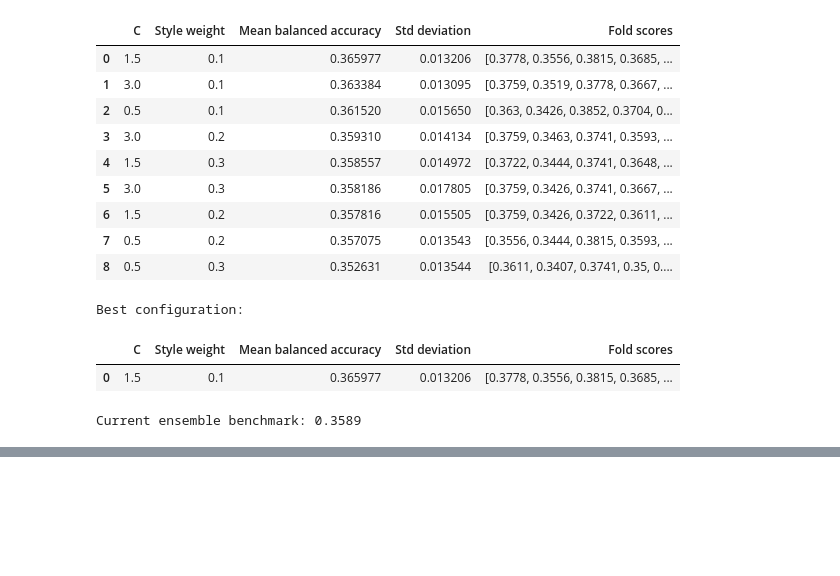
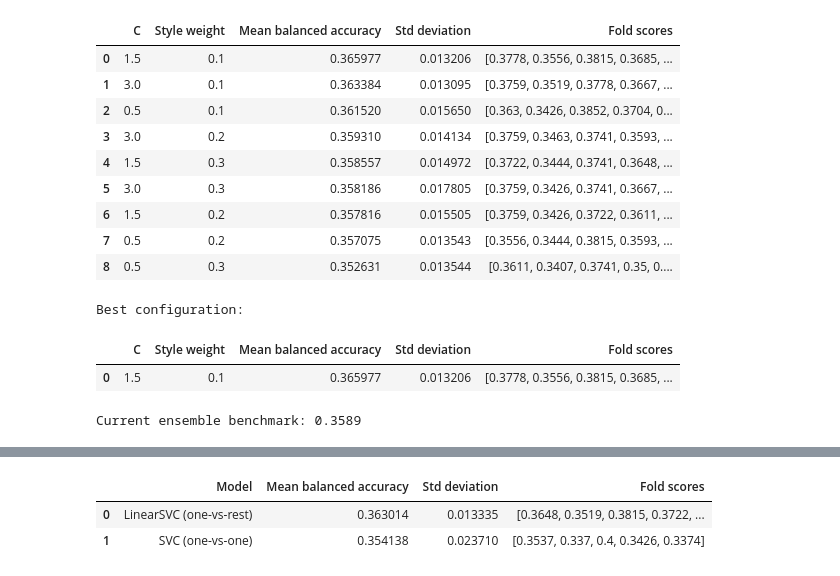
Before and after one commit to lokeshkumar0001/demo, a Jupyter notebook: starter-notebook-for-name-that-llm-competition.ipynb, the cells around one changed output, grey strips where cells are left out. Cells and saved outputs as stored; diff of their text form; code cells hidden in the pictures; blank space fills up the shorter version.

Commit message:
Kaggle Notebook | Starter Notebook for Name That LLM Competition | Version 3

```diff
--- a/starter-notebook-for-name-that-llm-competition.ipynb
+++ b/starter-notebook-for-name-that-llm-competition.ipynb
@@ -3613,0 +3984,94 @@ Current ensemble benchmark: 0.3589
+# %%
+import pandas as pd
+
+from sklearn.feature_extraction.text import TfidfVectorizer
+from sklearn.pipeline import Pipeline, FeatureUnion
+from sklearn.preprocessing import StandardScaler
+from sklearn.svm import LinearSVC, SVC
+from sklearn.model_selection import GroupKFold, cross_val_score
+
+X = train_df["text"].fillna("").astype(str).reset_index(drop=True)
+y = train_df["model"].reset_index(drop=True)
+groups = train_df["prompt_id"].reset_index(drop=True)
+
+# Same grouped validation folds
+cv = GroupKFold(n_splits=5)
+cv_splits = list(cv.split(X, y, groups))
+
+
+def build_pipeline(classifier):
+    return Pipeline([
+        ("features", FeatureUnion(
+            transformer_list=[
+                ("word", TfidfVectorizer(
+                    ngram_range=(1, 2),
+                    max_features=25000,
+                    sublinear_tf=True,
+                )),
+                ("char", TfidfVectorizer(
+                    analyzer="char",
+                    ngram_range=(1, 5),
+                    max_features=100000,
+                    sublinear_tf=True,
+                )),
+                ("style", Pipeline([
+                    ("extract", StyleFeatures()),
+                    ("scale", StandardScaler()),
+                ])),
+            ],
+            transformer_weights={
+                "word": 1.0,
+                "char": 1.0,
+                "style": 0.1,
+            },
+        )),
+        ("classifier", classifier),
+    ])
+
+
+experiments = {
+    "LinearSVC (one-vs-rest)": LinearSVC(
+        C=1.5,
+        max_iter=10000,
+    ),
+    "SVC (one-vs-one)": SVC(
+        C=1.5,
+        kernel="linear",
+        decision_function_shape="ovo",
+    ),
+}
+
+results = []
+
+for name, classifier in experiments.items():
+    print(f"\nEvaluating {name}...")
+
+    model = build_pipeline(classifier)
+
+    scores = cross_val_score(
+        model,
+        X,
+        y,
+        groups=groups,
+        cv=cv_splits,
+        scoring="balanced_accuracy",
+        n_jobs=-1,
+    )
+
+    results.append({
+        "Model": name,
+        "Mean balanced accuracy": scores.mean(),
+        "Std deviation": scores.std(),
+        "Fold scores": scores.round(4).tolist(),
+    })
+
+    print(f"Fold scores: {scores.round(4)}")
+    print(f"Mean: {scores.mean():.4f} +/- {scores.std():.4f}")
+
+results_df = pd.DataFrame(results).sort_values(
+    "Mean balanced accuracy",
+    ascending=False,
+).reset_index(drop=True)
+
+display(results_df)
+# %% [output]
@@ -3613,0 +4085,3 @@ Current ensemble benchmark: 0.3589
+|  | Model | Mean balanced accuracy | Std deviation | Fold scores |
+| 0 | LinearSVC (one-vs-rest) | 0.363014 | 0.013335 | [0.3648, 0.3519, 0.3815, 0.3722, ... |
+| 1 | SVC (one-vs-one) | 0.354138 | 0.023710 | [0.3537, 0.337, 0.4, 0.3426, 0.3374] |
```
Also changed, not shown: parts of 10 cells of this notebook.
